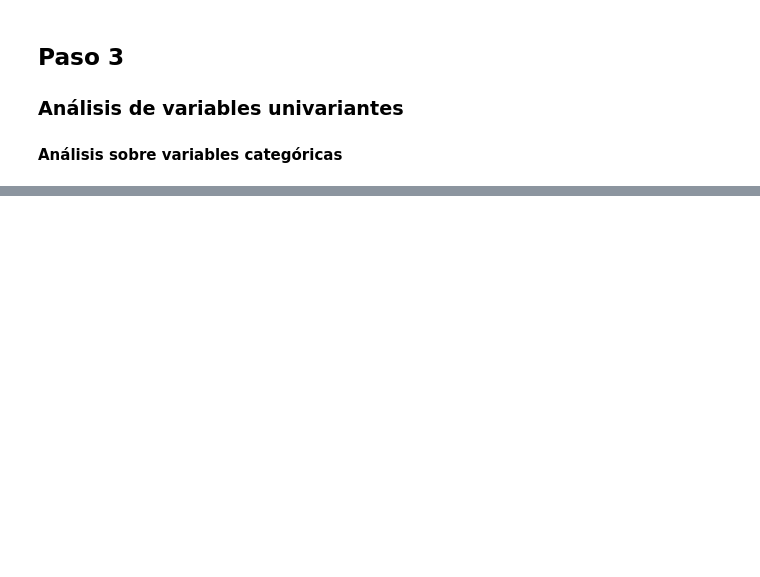
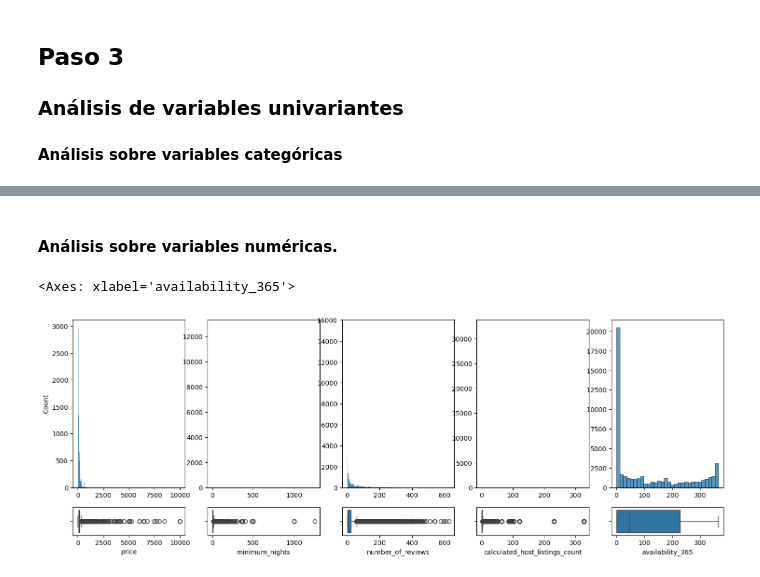
Before and after one commit to 4GeeksAcademy/machine-learning-python-template_ds_13_david_2, a Jupyter notebook: src/explore.ipynb, the cells around one changed output, grey strips where cells are left out. Drawn from its saved outputs; the diff is of its cells as text; code cells hidden in the pictures; blank space fills up the shorter version.

```diff
--- a/src/explore.ipynb
+++ b/src/explore.ipynb
@@ -91,0 +117,19 @@ Las variables "reviews_per_month " y "last_review", aunque faltan bastantes dato
+# %% [markdown]
+#### Análisis sobre variables numéricas.
+# %%
+fig, axis = plt.subplots(2, 5, figsize = (18, 6), gridspec_kw = {"height_ratios": [6, 1]})
+
+# Crea una figura de múltiples histogramas y diagramas de caja
+sns.histplot(ax = axis[0,0], data = data_airbnb, x = "price").set(xlabel = None)
+sns.boxplot(ax = axis[1,0], data = data_airbnb, x = "price")
+sns.histplot(ax = axis[0,1], data = data_airbnb, x = "minimum_nights").set(xlabel = None, ylabel = None)
+sns.boxplot(ax = axis[1,1], data = data_airbnb, x = "minimum_nights")
+sns.histplot(ax = axis[0,2], data = data_airbnb, x = "number_of_reviews").set(xlabel = None, ylabel = None)
+sns.boxplot(ax = axis[1,2], data = data_airbnb, x = "number_of_reviews")
+sns.histplot(ax = axis[0,3], data = data_airbnb, x = "calculated_host_listings_count").set(xlabel = None, ylabel = None)
+sns.boxplot(ax = axis[1,3], data = data_airbnb, x = "calculated_host_listings_count")
+sns.histplot(ax = axis[0,4], data = data_airbnb, x = "availability_365").set(xlabel = None, ylabel = None)
+sns.boxplot(ax = axis[1,4], data = data_airbnb, x = "availability_365")
+# %% [output]
+<Axes: xlabel='availability_365'>
+[figure, added]
```
Also changed, not shown: parts of 10 cells of this notebook.
